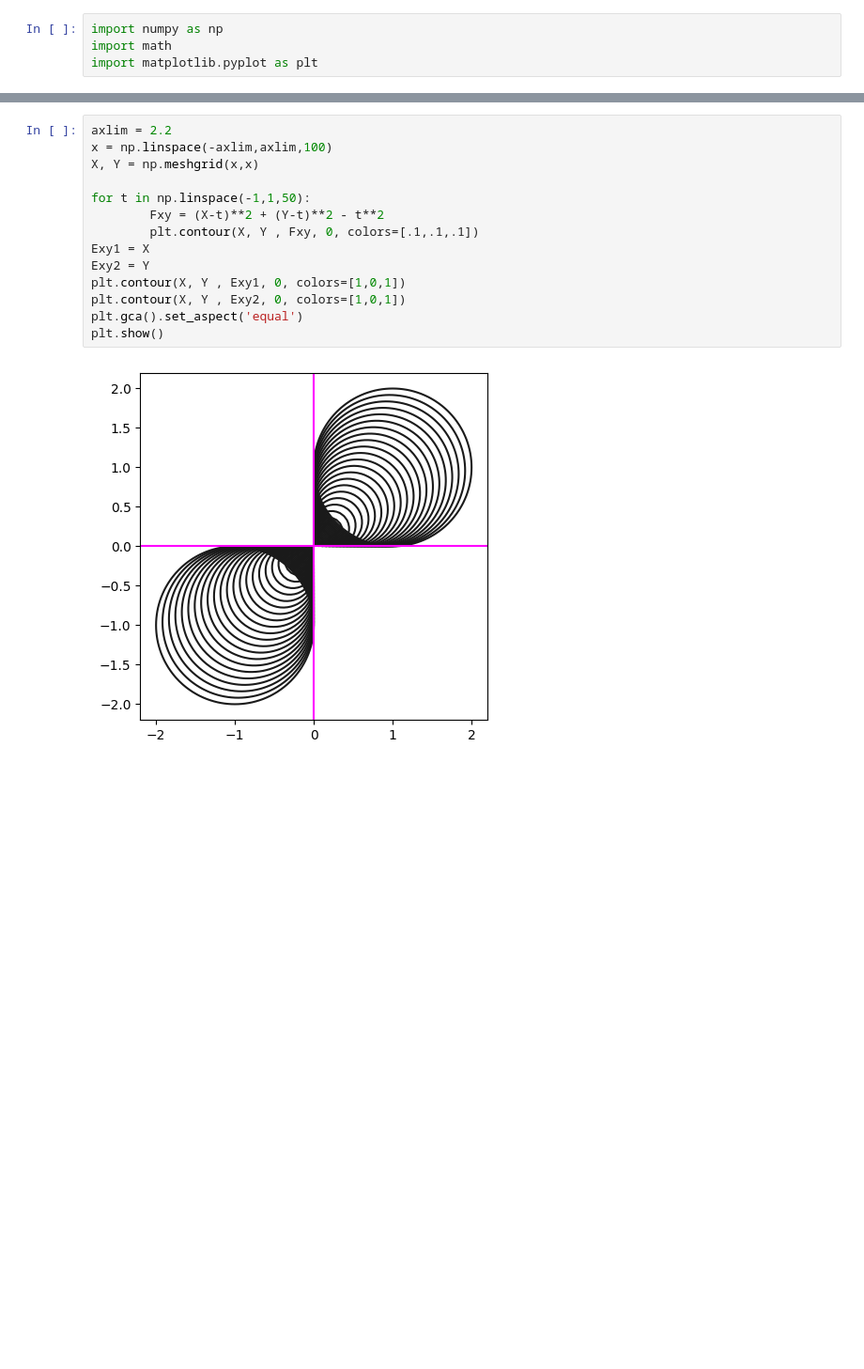
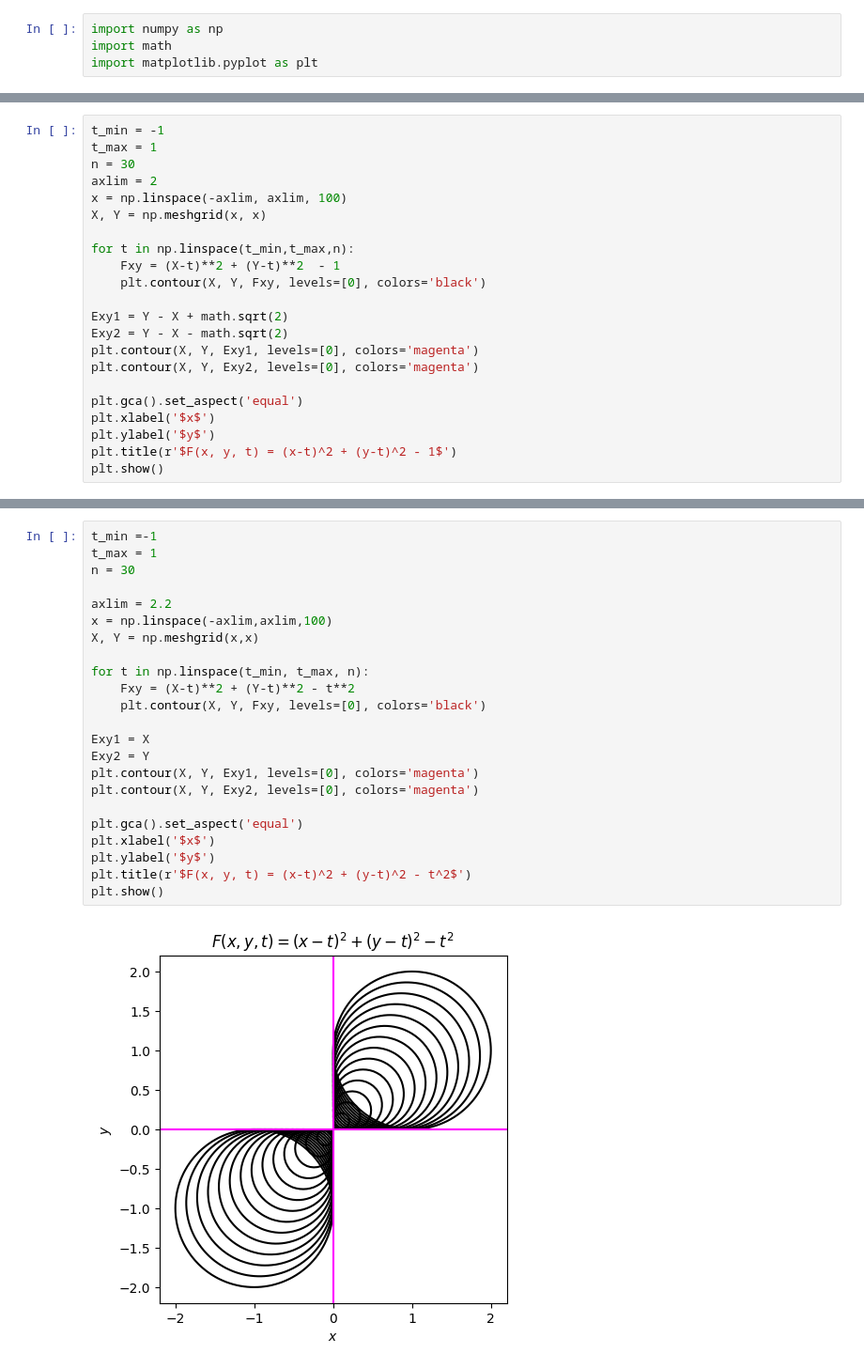
Before and after one commit to tutka13/Diploma-thesis, a Jupyter notebook: systems.ipynb, the cells around one changed output, grey strips where cells are left out. Shown at 94% size. Saved outputs shown, nothing was run; the diff lists cells and outputs as text; blank space fills up the shorter version.

```diff
--- a/systems.ipynb
+++ b/systems.ipynb
@@ -28,0 +122,22 @@ plt.show()
+# %%
+t_min = -1
+t_max = 1
+n = 30
+axlim = 2
+x = np.linspace(-axlim, axlim, 100)
+X, Y = np.meshgrid(x, x)
+
+for t in np.linspace(t_min,t_max,n):
+    Fxy = (X-t)**2 + (Y-t)**2  - 1
+    plt.contour(X, Y, Fxy, levels=[0], colors='black')
+
+Exy1 = Y - X + math.sqrt(2)
+Exy2 = Y - X - math.sqrt(2)
+plt.contour(X, Y, Exy1, levels=[0], colors='magenta')
+plt.contour(X, Y, Exy2, levels=[0], colors='magenta')
+
+plt.gca().set_aspect('equal')
+plt.xlabel('$x$')
+plt.ylabel('$y$')
+plt.title(r'$F(x, y, t) = (x-t)^2 + (y-t)^2 - 1$')
+plt.show()
@@ -29,16 +146,25 @@ plt.show()
 # %%
+t_min =-1
+t_max = 1
+n = 30
+
 axlim = 2.2
 x = np.linspace(-axlim,axlim,100)
 X, Y = np.meshgrid(x,x)
 
-for t in np.linspace(-1,1,50):
-        Fxy = (X-t)**2 + (Y-t)**2 - t**2
-        plt.contour(X, Y , Fxy, 0, colors=[.1,.1,.1])
+for t in np.linspace(t_min, t_max, n):
+    Fxy = (X-t)**2 + (Y-t)**2 - t**2
+    plt.contour(X, Y, Fxy, levels=[0], colors='black')
+
 Exy1 = X
 Exy2 = Y
-plt.contour(X, Y , Exy1, 0, colors=[1,0,1])
-plt.contour(X, Y , Exy2, 0, colors=[1,0,1])
+plt.contour(X, Y, Exy1, levels=[0], colors='magenta')
+plt.contour(X, Y, Exy2, levels=[0], colors='magenta')
+
 plt.gca().set_aspect('equal')
+plt.xlabel('$x$')
+plt.ylabel('$y$')
+plt.title(r'$F(x, y, t) = (x-t)^2 + (y-t)^2 - t^2$')
 plt.show()
 # %% [output]
-[figure, old version]
+[figure, new version]
```
Also changed, not shown: parts of 25 cells of this notebook.
